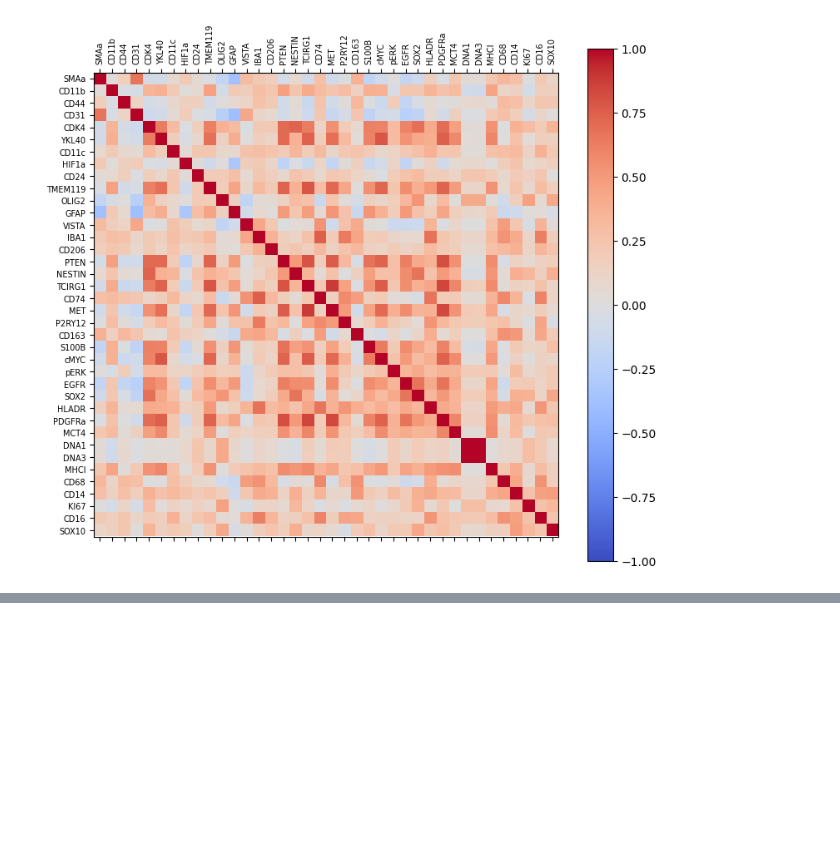
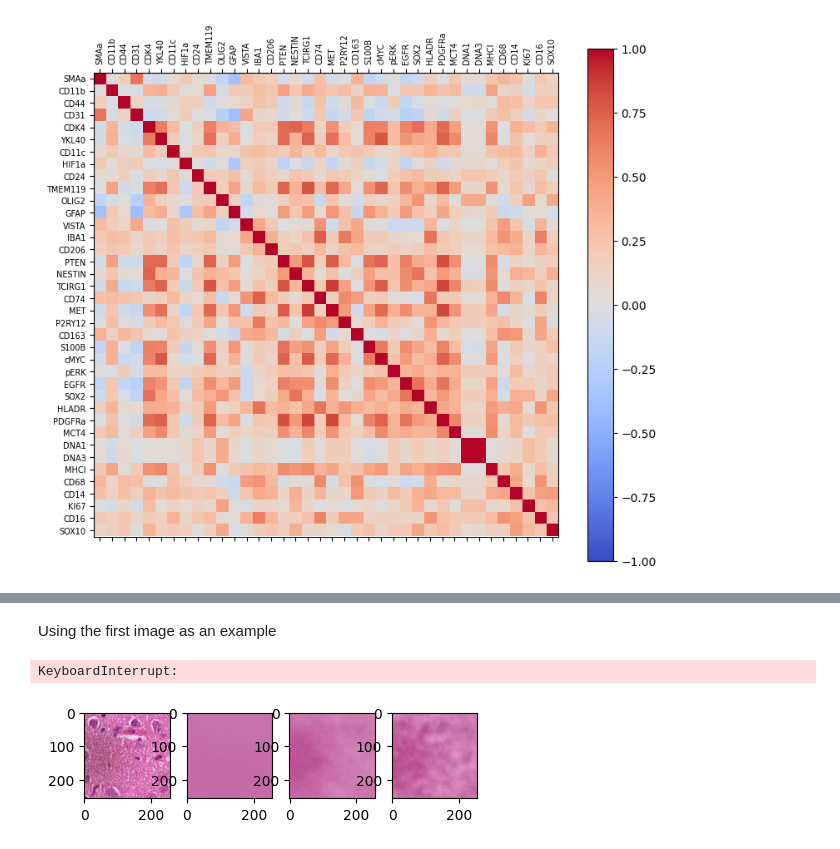
Before and after one commit to gblawrence03/CS909-materials, a Jupyter notebook: 2025/A2/assignment.ipynb, the cells around one changed output, grey strips where cells are left out. Cells and saved outputs as stored; diff of their text form; code cells hidden in the pictures; blank space fills up the shorter version.

```diff
--- a/2025/A2/assignment.ipynb
+++ b/2025/A2/assignment.ipynb
@@ -317,0 +354,24 @@ ax.set_yticklabels(protein_names, fontsize=7);
+# %% [markdown]
+Using the first image as an example
+# %%
+"""
+
+num_components = [2, 25, 100, 1500]
+
+plt.subplot(1, 5, 1)
+I = training_images[list(training_images.keys())[0]]
+plt.imshow(I)
+
+for i in range(len(num_components)):
+    n = num_components[i]
+    pca = PCA(n)
+    pca.fit(X)
+    Z = pca.transform(I.reshape((1, -1)))
+    R = pca.inverse_transform(Z)
+
+    R = R.reshape((height, width, 3))
+    plt.subplot(1,5,i+2)
+    plt.imshow(R)"""
+# %% [output]
+KeyboardInterrupt:
+[figure, added]
```
Also changed, not shown: parts of 18 cells of this notebook.
